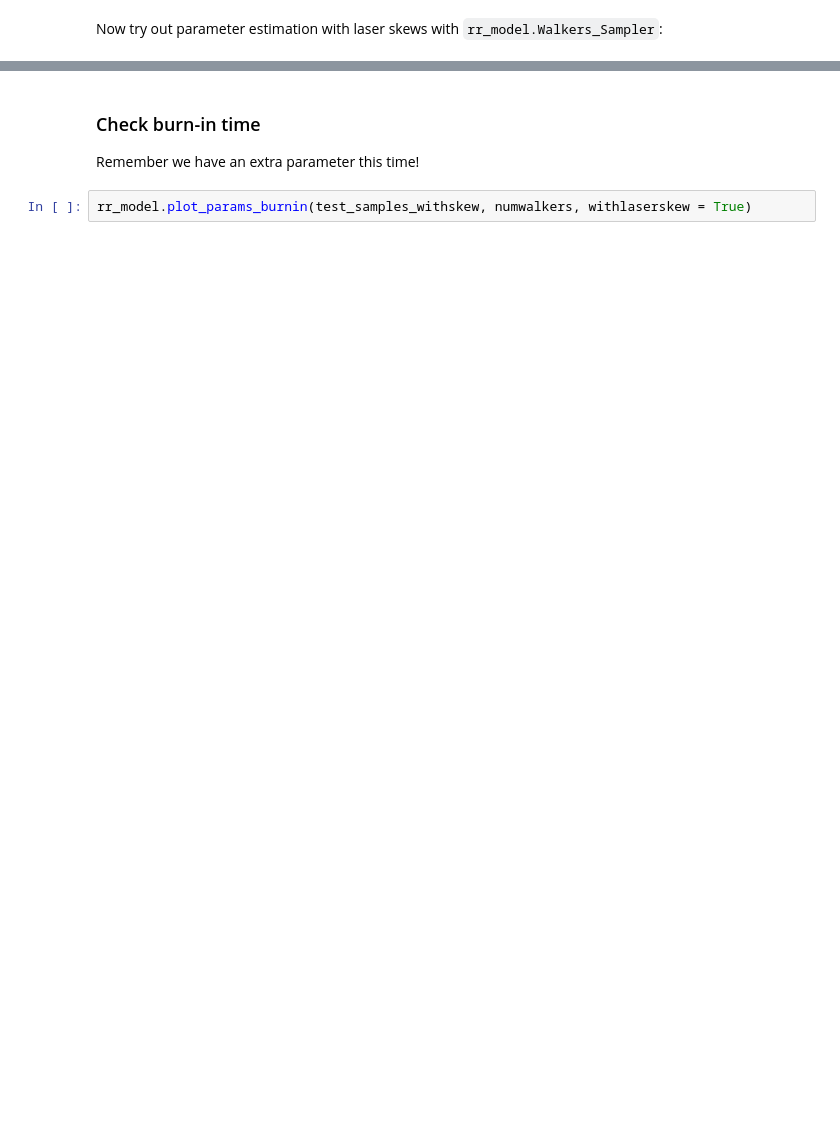
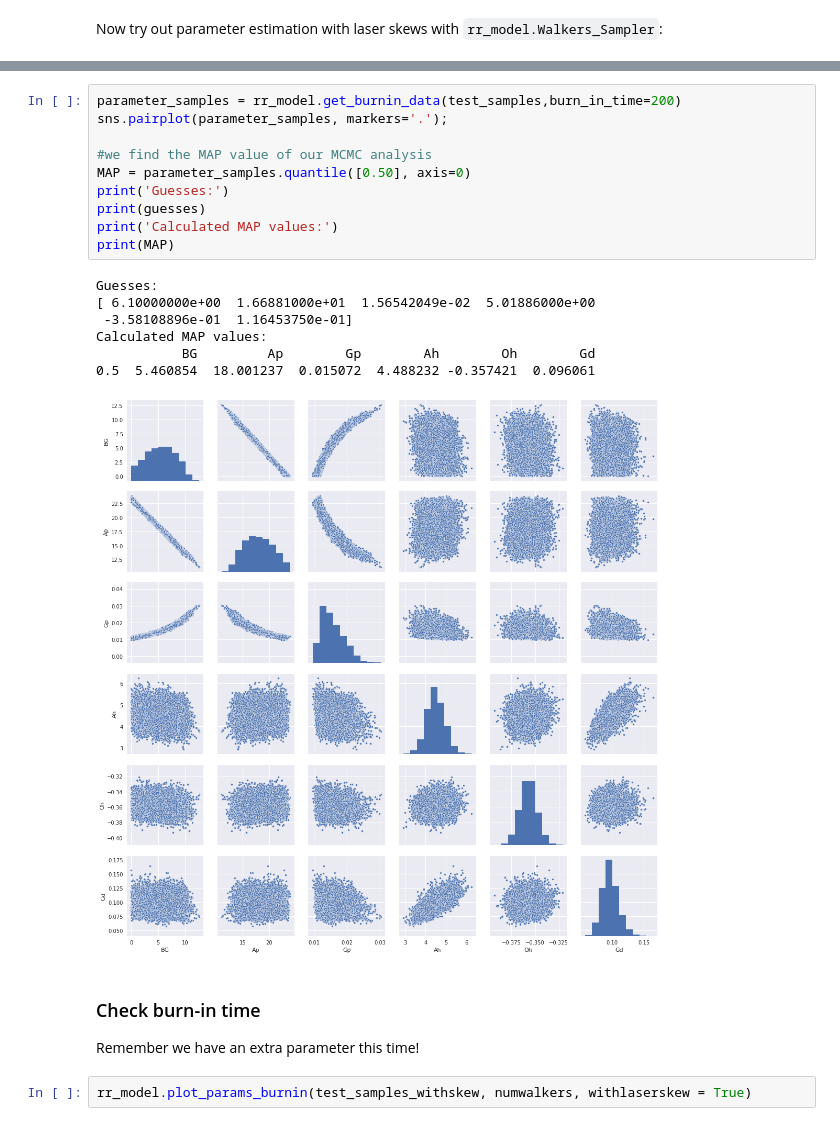
Before and after one commit to phys201/raman_rabi, a Jupyter notebook: tutorial.ipynb, the cells around one changed output, grey strips where cells are left out. Drawn from its saved outputs; the diff is of its cells as text; blank space fills up the shorter version.

```diff
--- a/tutorial.ipynb
+++ b/tutorial.ipynb
@@ -315,3 +371,21 @@ test_samples_withskew = rr_model.Walkers_Sampler(test_data, guesses_withskew, 0,
+# %%
+parameter_samples = rr_model.get_burnin_data(test_samples,burn_in_time=200)
+sns.pairplot(parameter_samples, markers='.');
+
+#we find the MAP value of our MCMC analysis
+MAP = parameter_samples.quantile([0.50], axis=0)
+print('Guesses:')
+print(guesses)
+print('Calculated MAP values:')
+print(MAP)
+# %% [output]
+Guesses:
+[ 6.10000000e+00  1.66881000e+01  1.56542049e-02  5.01886000e+00
+ -3.58108896e-01  1.16453750e-01]
+Calculated MAP values:
+           BG         Ap        Gp        Ah        Oh        Gd
+0.5  5.460854  18.001237  0.015072  4.488232 -0.357421  0.096061
+[figure, added]
 # %% [markdown]
 ### Check burn-in time
 Remember we have an extra parameter this time!
```
Also changed, not shown: parts of 21 cells of this notebook, 1 other file.
